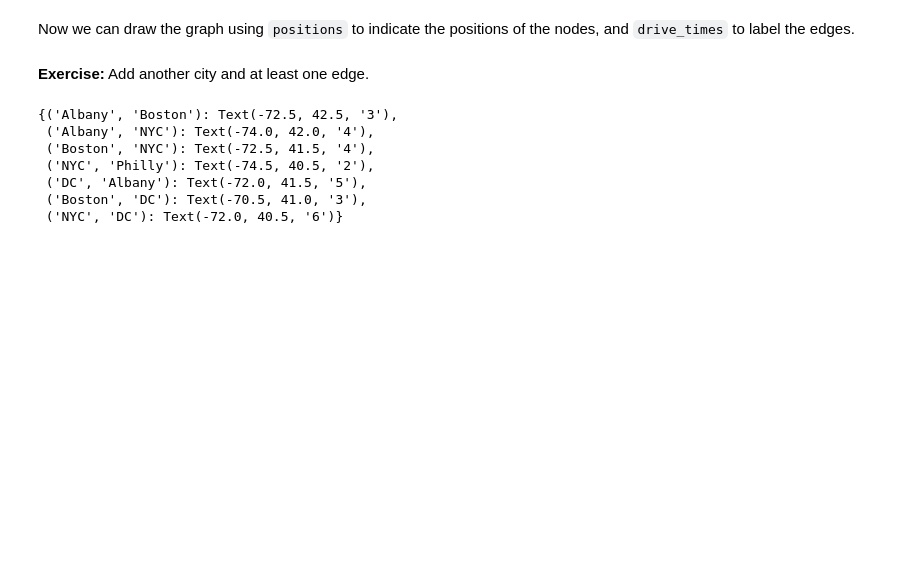
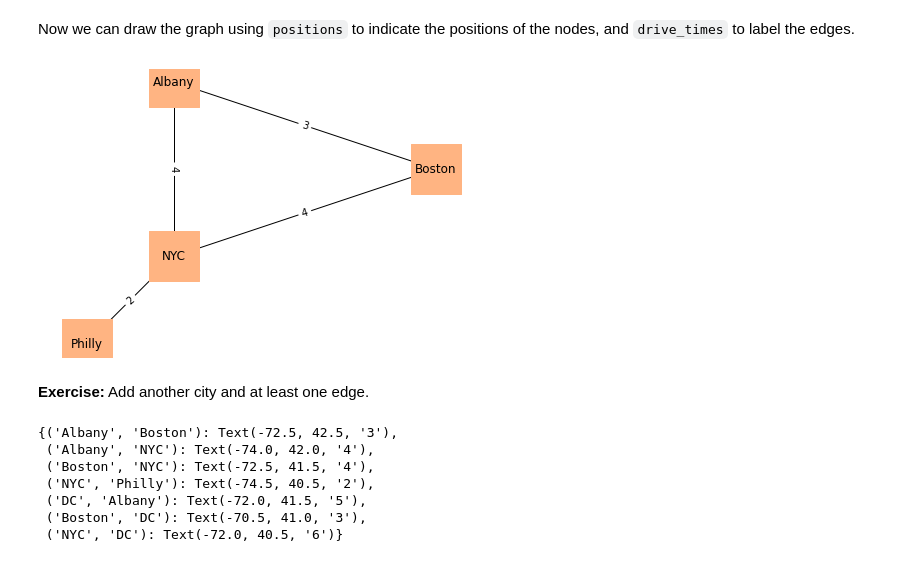
Before and after one commit to asavinante/phys215, a Jupyter notebook: exercise2_1.ipynb, the cells around one changed output. Saved outputs shown, nothing was run; the diff lists cells and outputs as text; code cells hidden in the pictures; blank space fills up the shorter version.

```diff
--- a/exercise2_1.ipynb
+++ b/exercise2_1.ipynb
@@ -115,15 +126,19 @@ Now we can draw the graph using `positions` to indicate the positions of the nod
 # %%
 nx.draw(G, positions,
         node_color='C1',
         node_shape='s',
         node_size=2500,
         with_labels=True)
 
 nx.draw_networkx_edge_labels(G, positions,
                              edge_labels=drive_times)
 
 plt.axis('equal')
-savefig('figs/chap02-2')
+plt.show()
+
+#savefig('figs/chap02-2')
+# %% [output]
+[figure, added]
 # %% [markdown]
 **Exercise:**  Add another city and at least one edge.
 # %%
```
Also changed, not shown: parts of 21 cells of this notebook.
